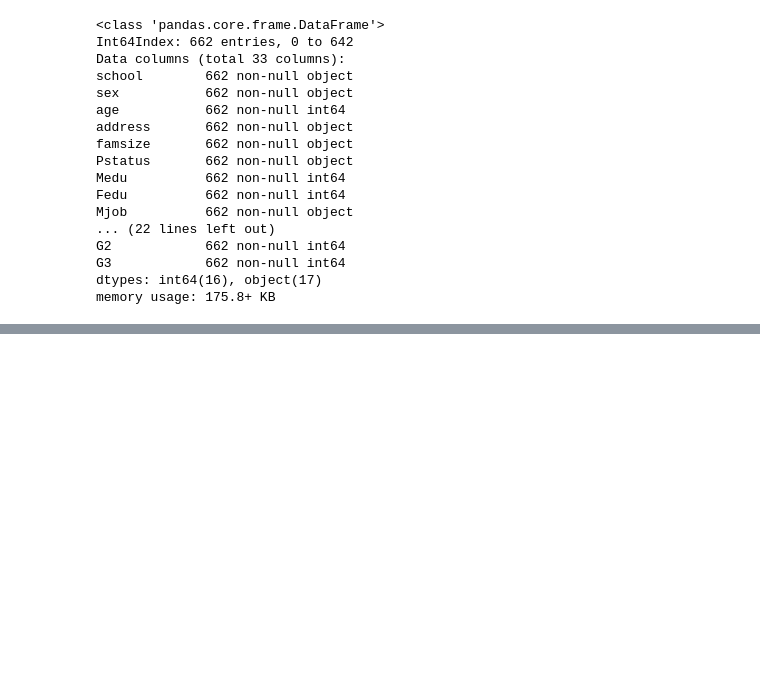
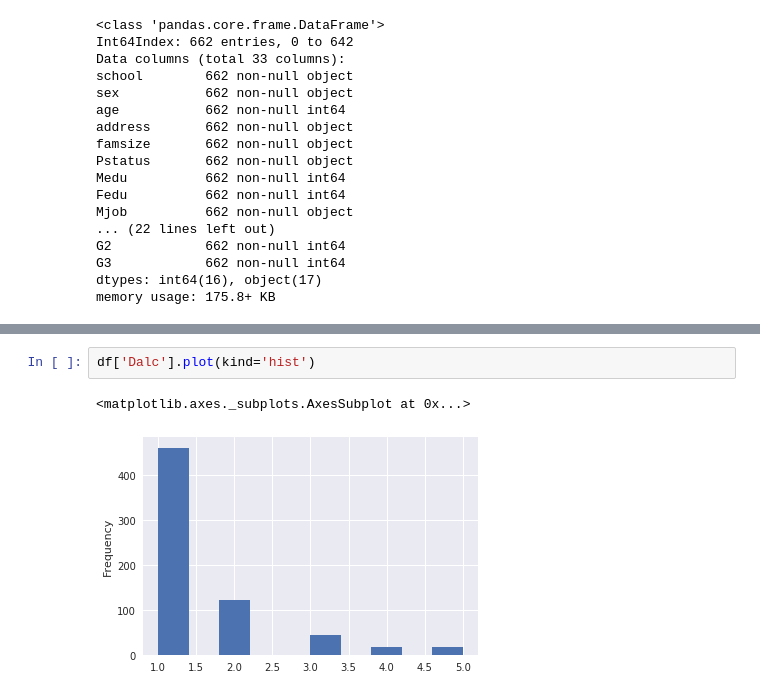
Before and after one commit to astromid/cinimex-test, a Jupyter notebook: code/task2.ipynb, the cells around one changed output, grey strips where cells are left out. Saved outputs shown, nothing was run; the diff lists cells and outputs as text; blank space fills up the shorter version.

```diff
--- a/code/task2.ipynb
+++ b/code/task2.ipynb
@@ -76,0 +88,5 @@ df.describe()
+# %%
+df['Dalc'].plot(kind='hist')
+# %% [output]
+<matplotlib.axes._subplots.AxesSubplot at 0x...>
+[figure, added]
```
Also changed, not shown: parts of 46 cells of this notebook.
